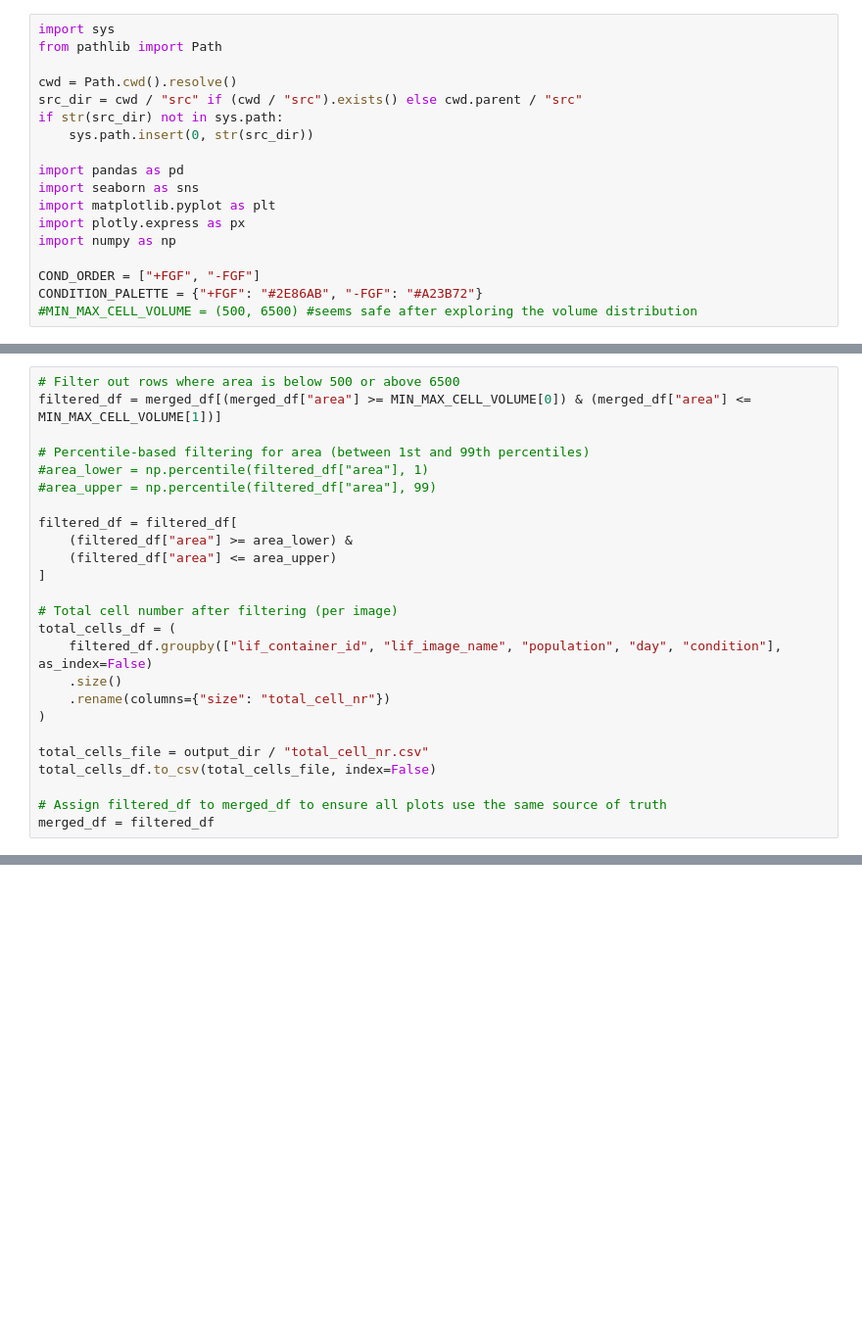
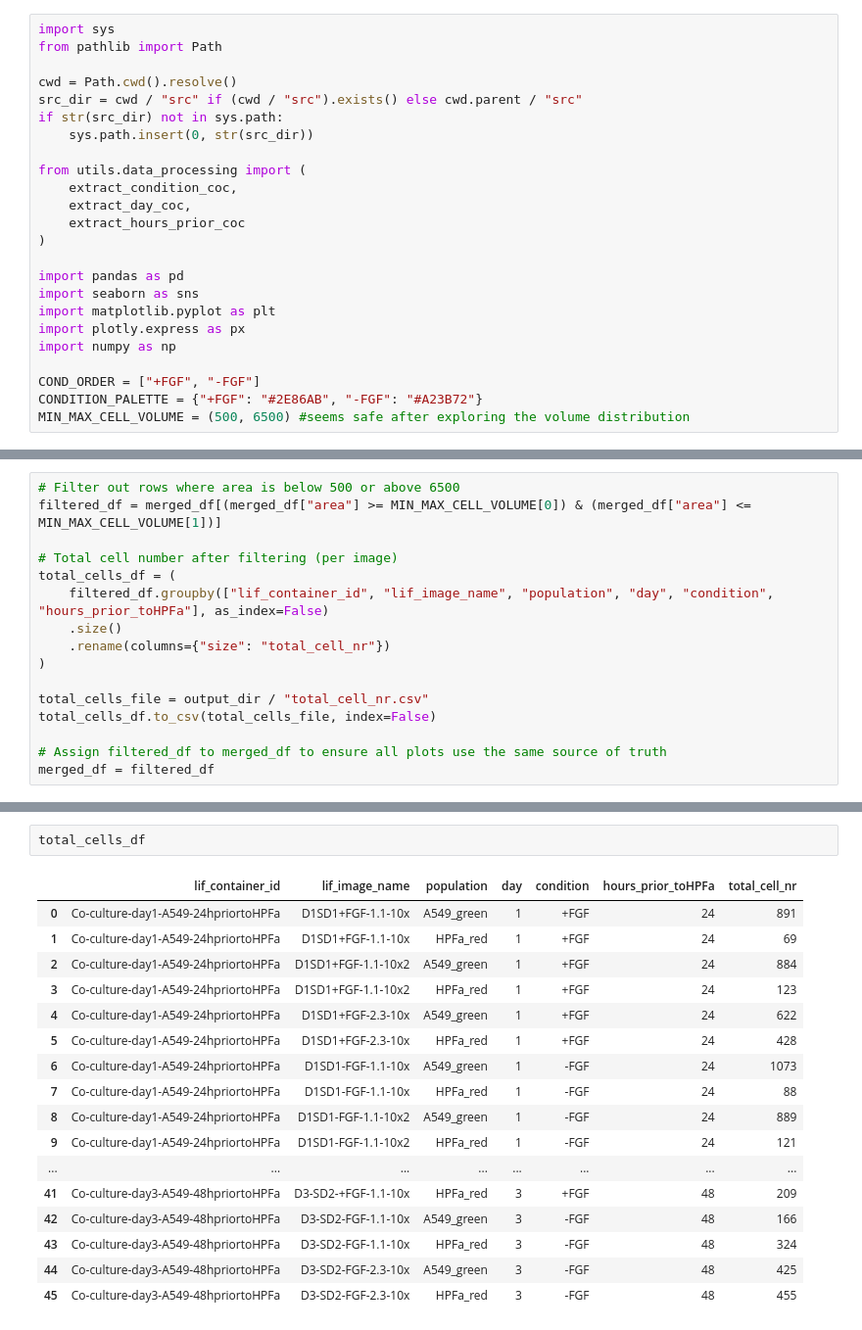
Before and after one commit to adiezsanchez/margrecs_alginate, a Jupyter notebook: notebooks/2_COC_data_analysis copy.ipynb, the cells around one changed output, grey strips where cells are left out. Shown at 98% size. Drawn from its saved outputs; the diff is of its cells as text; blank space fills up the shorter version.

Commit message:
feat: working metadata fetching from file and folder names

```diff
--- a/notebooks/2_COC_data_analysis copy.ipynb
+++ b/notebooks/2_COC_data_analysis copy.ipynb
@@ -7,6 +7,12 @@ src_dir = cwd / "src" if (cwd / "src").exists() else cwd.parent / "src"
 if str(src_dir) not in sys.path:
     sys.path.insert(0, str(src_dir))
 
+from utils.data_processing import (
+    extract_condition_coc,
+    extract_day_coc,
+    extract_hours_prior_coc
+)
+
 import pandas as pd
 import seaborn as sns
 import matplotlib.pyplot as plt
@@ -15,7 +21,7 @@ import numpy as np
 
 COND_ORDER = ["+FGF", "-FGF"]
 CONDITION_PALETTE = {"+FGF": "#2E86AB", "-FGF": "#A23B72"}
-#MIN_MAX_CELL_VOLUME = (500, 6500) #seems safe after exploring the volume distribution
+MIN_MAX_CELL_VOLUME = (500, 6500) #seems safe after exploring the volume distribution
 # %%
 # Notebook runs from notebooks/, so results is one level up
 results_dir = Path("../coc_results").resolve()
@@ -51,18 +67,9 @@ merged_df.head()
 # Filter out rows where area is below 500 or above 6500
 filtered_df = merged_df[(merged_df["area"] >= MIN_MAX_CELL_VOLUME[0]) & (merged_df["area"] <= MIN_MAX_CELL_VOLUME[1])]
 
-# Percentile-based filtering for area (between 1st and 99th percentiles)
-#area_lower = np.percentile(filtered_df["area"], 1)
-#area_upper = np.percentile(filtered_df["area"], 99)
-
-filtered_df = filtered_df[
-    (filtered_df["area"] >= area_lower) &
-    (filtered_df["area"] <= area_upper)
-]
-
 # Total cell number after filtering (per image)
 total_cells_df = (
-    filtered_df.groupby(["lif_container_id", "lif_image_name", "population", "day", "condition"], as_index=False)
+    filtered_df.groupby(["lif_container_id", "lif_image_name", "population", "day", "condition", "hours_prior_toHPFa"], as_index=False)
     .size()
     .rename(columns={"size": "total_cell_nr"})
 )
@@ -322,0 +82,20 @@ avg_df.head()
+# %%
+total_cells_df
+# %% [output]
+|  | lif_container_id | lif_image_name | population | day | condition | hours_prior_toHPFa | total_cell_nr |
+| 0 | Co-culture-day1-A549-24hpriortoHPFa | D1SD1+FGF-1.1-10x | A549_green | 1 | +FGF | 24 | 891 |
+| 1 | Co-culture-day1-A549-24hpriortoHPFa | D1SD1+FGF-1.1-10x | HPFa_red | 1 | +FGF | 24 | 69 |
+| 2 | Co-culture-day1-A549-24hpriortoHPFa | D1SD1+FGF-1.1-10x2 | A549_green | 1 | +FGF | 24 | 884 |
+| 3 | Co-culture-day1-A549-24hpriortoHPFa | D1SD1+FGF-1.1-10x2 | HPFa_red | 1 | +FGF | 24 | 123 |
+| 4 | Co-culture-day1-A549-24hpriortoHPFa | D1SD1+FGF-2.3-10x | A549_green | 1 | +FGF | 24 | 622 |
+| 5 | Co-culture-day1-A549-24hpriortoHPFa | D1SD1+FGF-2.3-10x | HPFa_red | 1 | +FGF | 24 | 428 |
+| 6 | Co-culture-day1-A549-24hpriortoHPFa | D1SD1-FGF-1.1-10x | A549_green | 1 | -FGF | 24 | 1073 |
+| 7 | Co-culture-day1-A549-24hpriortoHPFa | D1SD1-FGF-1.1-10x | HPFa_red | 1 | -FGF | 24 | 88 |
+| 8 | Co-culture-day1-A549-24hpriortoHPFa | D1SD1-FGF-1.1-10x2 | A549_green | 1 | -FGF | 24 | 889 |
+| 9 | Co-culture-day1-A549-24hpriortoHPFa | D1SD1-FGF-1.1-10x2 | HPFa_red | 1 | -FGF | 24 | 121 |
+| ... | ... | ... | ... | ... | ... | ... | ... |
+| 41 | Co-culture-day3-A549-48hpriortoHPFa | D3-SD2-+FGF-1.1-10x | HPFa_red | 3 | +FGF | 48 | 209 |
+| 42 | Co-culture-day3-A549-48hpriortoHPFa | D3-SD2-FGF-1.1-10x | A549_green | 3 | -FGF | 48 | 166 |
+| 43 | Co-culture-day3-A549-48hpriortoHPFa | D3-SD2-FGF-1.1-10x | HPFa_red | 3 | -FGF | 48 | 324 |
+| 44 | Co-culture-day3-A549-48hpriortoHPFa | D3-SD2-FGF-2.3-10x | A549_green | 3 | -FGF | 48 | 425 |
+| 45 | Co-culture-day3-A549-48hpriortoHPFa | D3-SD2-FGF-2.3-10x | HPFa_red | 3 | -FGF | 48 | 455 |
```
Also changed, not shown: parts of 10 cells of this notebook, 1 other file.
